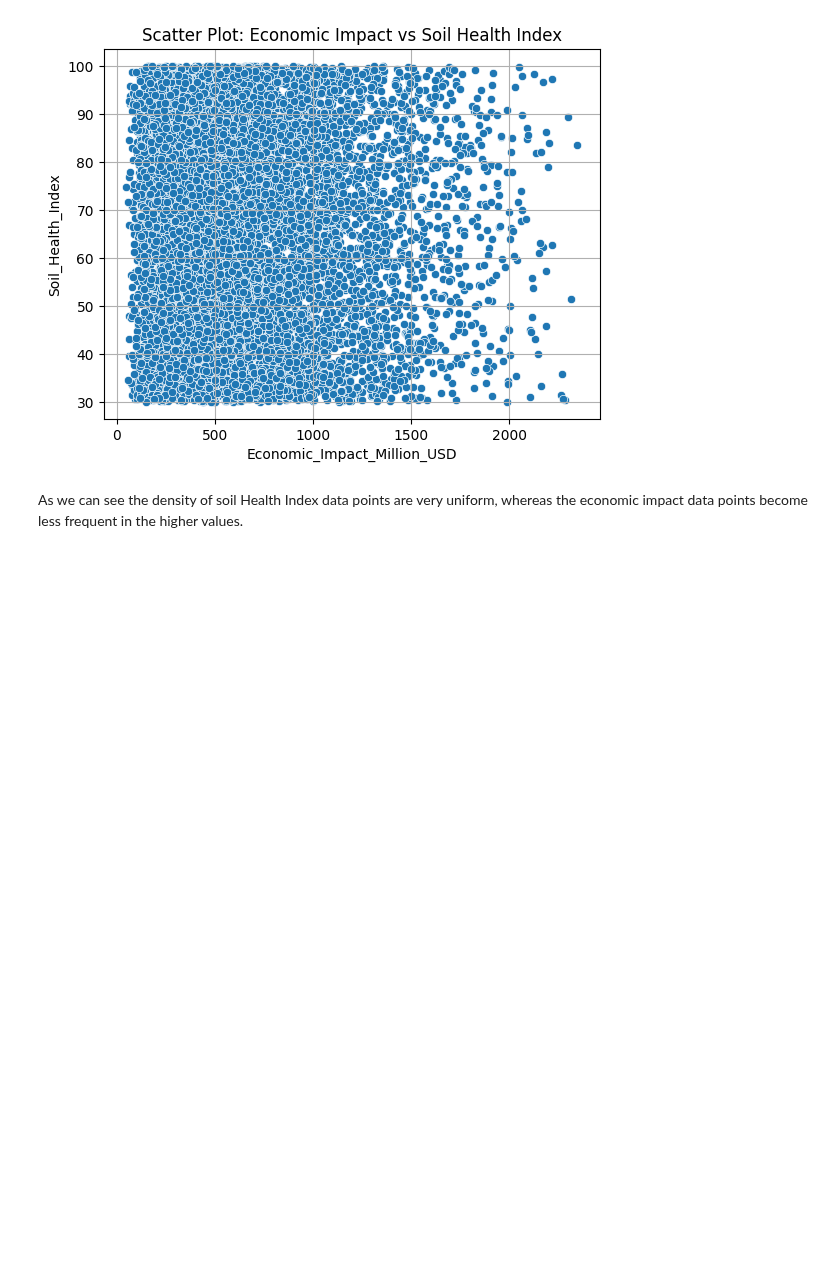
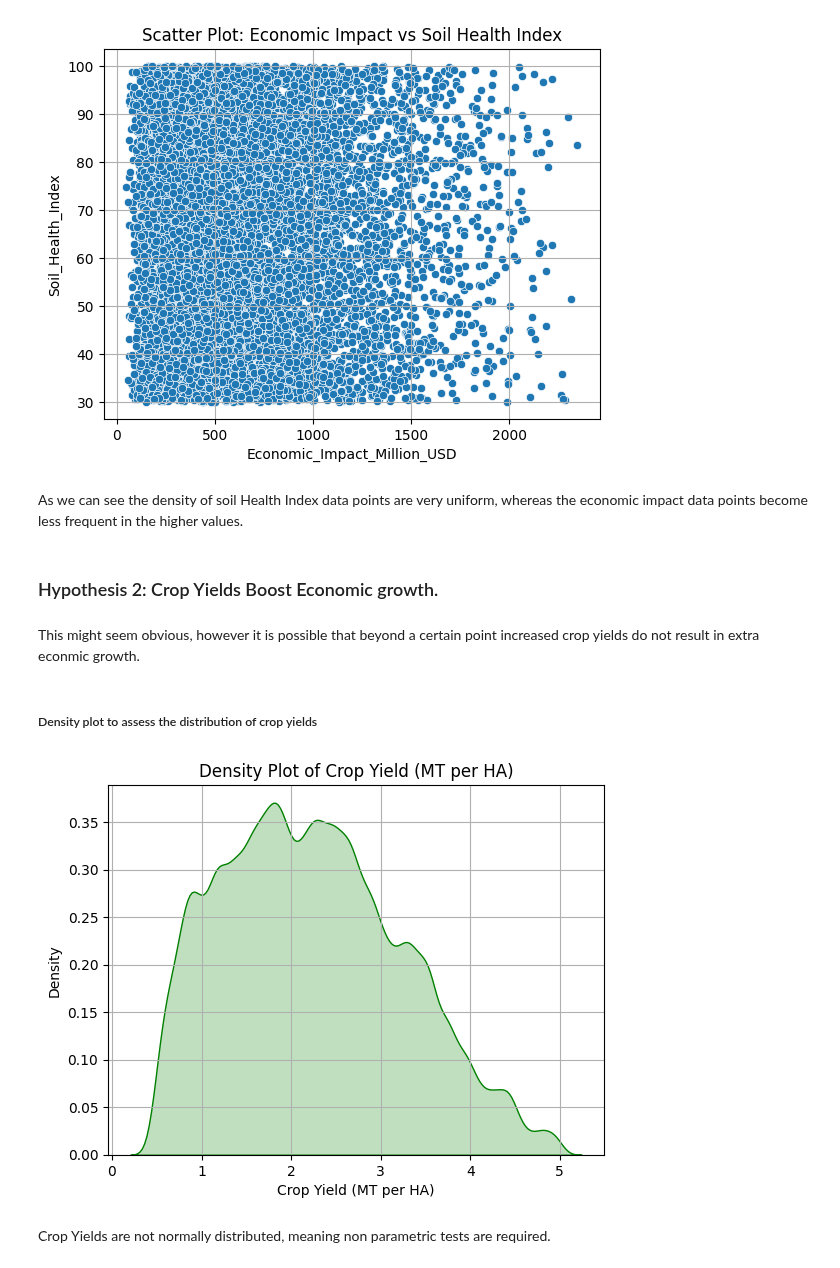
Before and after one commit to Janeweightman/Climate-Change-Impact-on-Agriculture-, a Jupyter notebook: jupyter_notebooks/statistical-analysis.ipynb, the cells around one changed output. Drawn from its saved outputs; the diff is of its cells as text; code cells hidden in the pictures; blank space fills up the shorter version.

Commit message:
add density graph for crop yield

```diff
--- a/jupyter_notebooks/statistical-analysis.ipynb
+++ b/jupyter_notebooks/statistical-analysis.ipynb
@@ -81,3 +81,20 @@ plt.show()
 [figure]
 # %% [markdown]
 As we can see the density of soil Health Index data points are very uniform, whereas the economic impact data points become less frequent in the higher values.
+# %% [markdown]
+### Hypothesis 2: Crop Yields Boost Economic growth.
+# %% [markdown]
+This might seem obvious, however it is possible that beyond a certain point increased crop yields do not result in extra econmic growth.
+# %% [markdown]
+##### Density plot to assess the distribution of crop yields
+# %%
+sns.kdeplot(data=df, x='Crop_Yield_MT_per_HA', fill=True, color='green', bw_adjust=0.5) #This was created with help from co-pilot
+plt.title('Density Plot of Crop Yield (MT per HA)')
+plt.xlabel('Crop Yield (MT per HA)')
+plt.ylabel('Density')
+plt.grid(True)
+plt.show()
+# %% [output]
+[figure, added]
+# %% [markdown]
+Crop Yields are not normally distributed, meaning non parametric tests are required.
```
Also changed, not shown: parts of 1 cell of this notebook.
